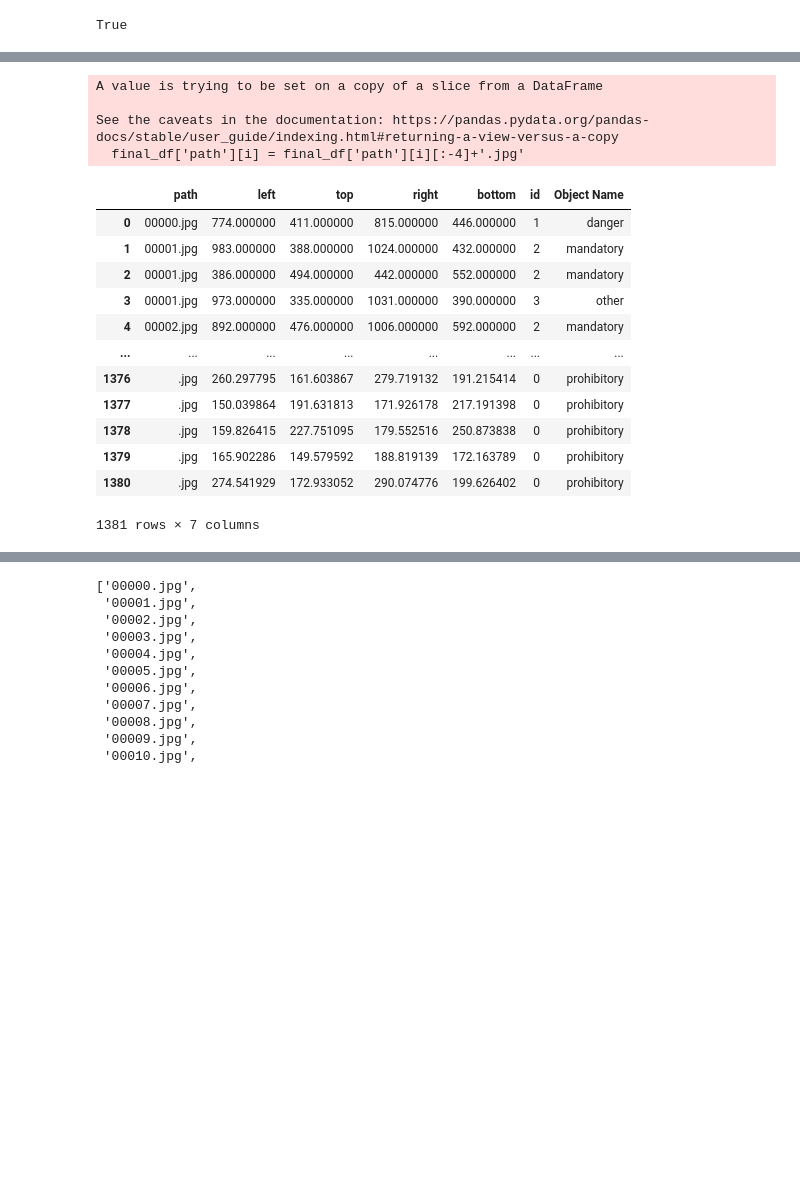
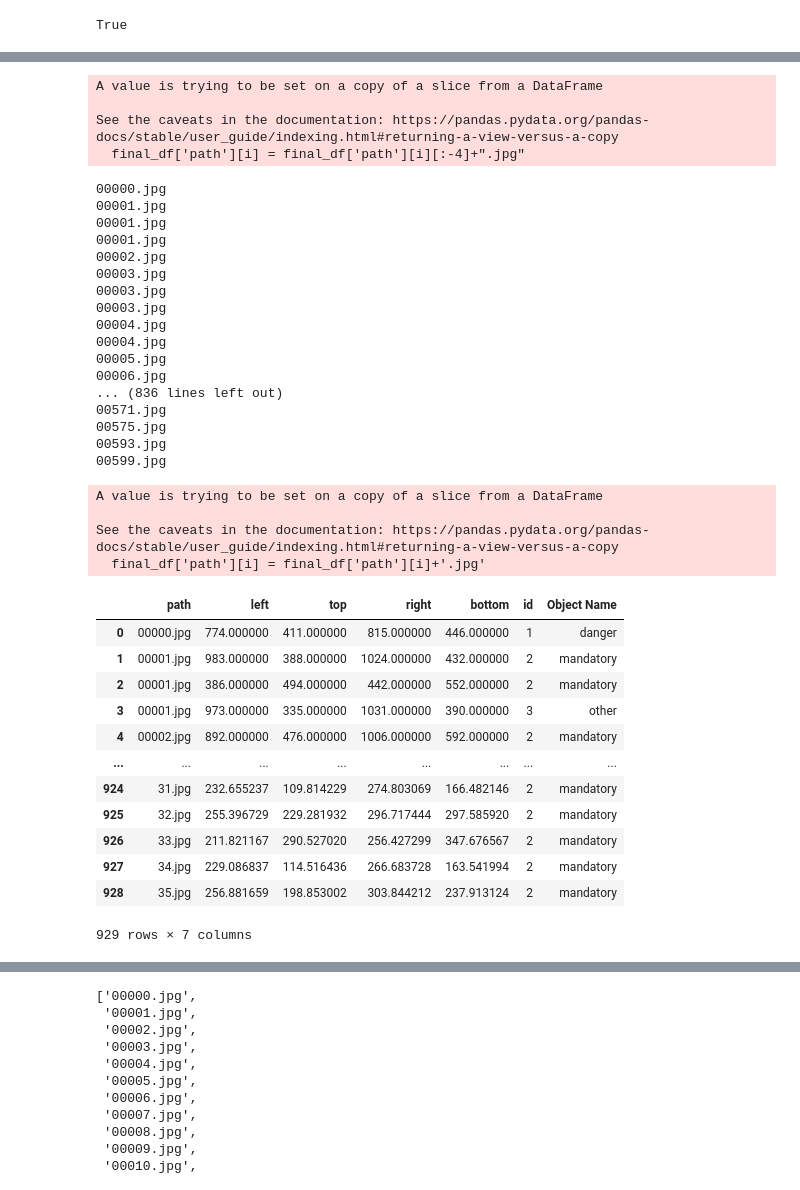
Before and after one commit to LorenzoColombi/TrafficSignDetection, a Jupyter notebook: progetto04.ipynb, the cells around one changed output, grey strips where cells are left out. Cells and saved outputs as stored; diff of their text form; code cells hidden in the pictures; blank space fills up the shorter version.

```diff
--- a/progetto04.ipynb
+++ b/progetto04.ipynb
@@ -2828,7 +2850,8 @@ for image, labels in train_dataset.take(5):
     try:
       i=i+1 #qui fa 7 immagini nuove per ognuna di quelle prese dal dataset (600*7) ed è molto veloce a salvarle
       augment_magic(image, labels,i,data)
-    except:
+    except Exception as e:
+      print (e)
       continue
   #i=i+1 se lo metto qui mi fa 7 trasformazioni e poi lo salva, più lento
 # %% [output]
@@ -2884,31 +2923,56 @@ data
 # %%
 #copying data dataframe into final_df
 final_df = data.copy()
 #adding .jpg extension to image path.
 for i in range(len(data)):
-  final_df['path'][i] = final_df['path'][i][:-4]+'.jpg'
+  if final_df['path'][i][-4:] == ".ppm":
+    final_df['path'][i] = final_df['path'][i][:-4]+".jpg"
+    #print(final_df['path'][i])
+  else :
+    final_df['path'][i] = final_df['path'][i]+'.jpg'
 #converting id to int datatype
 final_df['id'] = final_df['id'].astype(int)
 
 final_df
 # %% [output]
 A value is trying to be set on a copy of a slice from a DataFrame
 
 See the caveats in the documentation: https://pandas.pydata.org/pandas-docs/stable/user_guide/indexing.html#returning-a-view-versus-a-copy
-  final_df['path'][i] = final_df['path'][i][:-4]+'.jpg'
+  final_df['path'][i] = final_df['path'][i][:-4]+".jpg"
+00000.jpg
+00001.jpg
+00001.jpg
+00001.jpg
+00002.jpg
+00003.jpg
+00003.jpg
+00003.jpg
+00004.jpg
+00004.jpg
+00005.jpg
+00006.jpg
+... (836 lines left out)
+00571.jpg
+00575.jpg
+00593.jpg
+00599.jpg
+A value is trying to be set on a copy of a slice from a DataFrame
+
+See the caveats in the documentation: https://pandas.pydata.org/pandas-docs/stable/user_guide/indexing.html#returning-a-view-versus-a-copy
+  final_df['path'][i] = final_df['path'][i]+'.jpg'
 |  | path | left | top | right | bottom | id | Object Name |
 | 0 | 00000.jpg | 774.000000 | 411.000000 | 815.000000 | 446.000000 | 1 | danger |
 | 1 | 00001.jpg | 983.000000 | 388.000000 | 1024.000000 | 432.000000 | 2 | mandatory |
 | 2 | 00001.jpg | 386.000000 | 494.000000 | 442.000000 | 552.000000 | 2 | mandatory |
 | 3 | 00001.jpg | 973.000000 | 335.000000 | 1031.000000 | 390.000000 | 3 | other |
 | 4 | 00002.jpg | 892.000000 | 476.000000 | 1006.000000 | 592.000000 | 2 | mandatory |
 | ... | ... | ... | ... | ... | ... | ... | ... |
-| 1376 | .jpg | 260.297795 | 161.603867 | 279.719132 | 191.215414 | 0 | prohibitory |
-| 1377 | .jpg | 150.039864 | 191.631813 | 171.926178 | 217.191398 | 0 | prohibitory |
-| 1378 | .jpg | 159.826415 | 227.751095 | 179.552516 | 250.873838 | 0 | prohibitory |
-| 1379 | .jpg | 165.902286 | 149.579592 | 188.819139 | 172.163789 | 0 | prohibitory |
-| 1380 | .jpg | 274.541929 | 172.933052 | 290.074776 | 199.626402 | 0 | prohibitory |
+| 924 | 31.jpg | 232.655237 | 109.814229 | 274.803069 | 166.482146 | 2 | mandatory |
+| 925 | 32.jpg | 255.396729 | 229.281932 | 296.717444 | 297.585920 | 2 | mandatory |
+| 926 | 33.jpg | 211.821167 | 290.527020 | 256.427299 | 347.676567 | 2 | mandatory |
+| 927 | 34.jpg | 229.086837 | 114.516436 | 266.683728 | 163.541994 | 2 | mandatory |
+| 928 | 35.jpg | 256.881659 | 198.853002 | 303.844212 | 237.913124 | 2 | mandatory |
-1381 rows × 7 columns
+929 rows × 7 columns
 # %%
 #dataframe to xml file
 #https://gist.github.com/goodhamgupta/7ca514458d24af980669b8b1c8bcdafd
```
Also changed, not shown: parts of 6 cells of this notebook.
